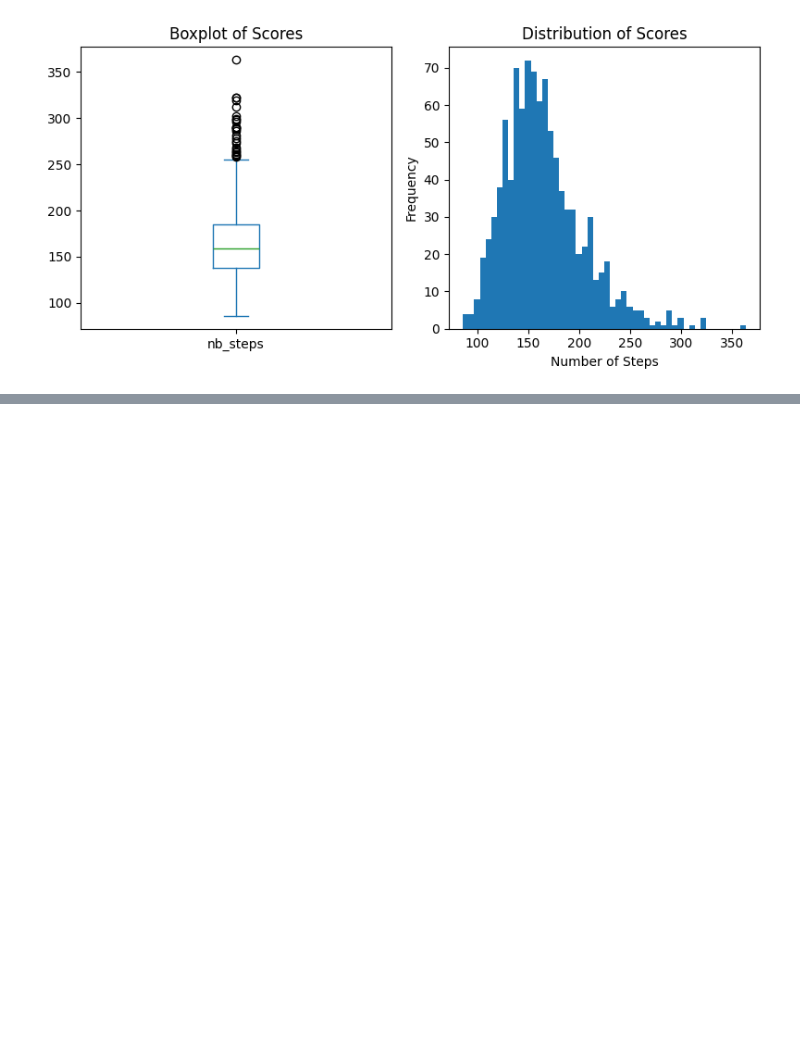
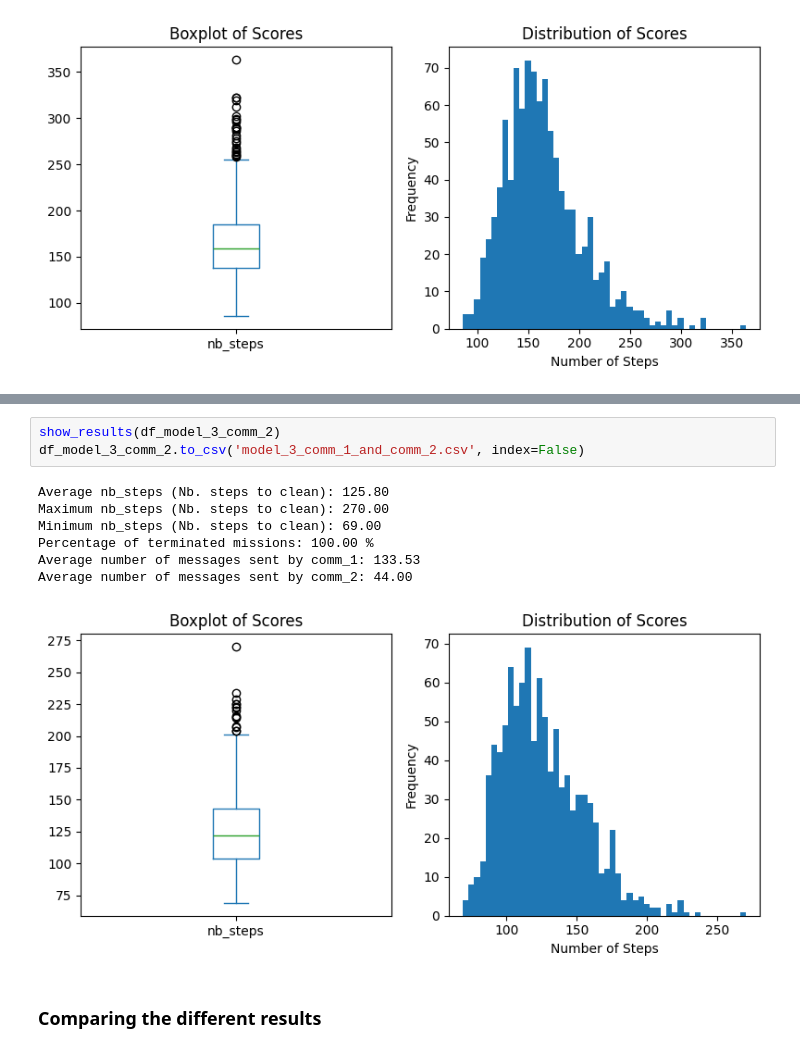
Before and after one commit to elbarhichi/Self-Organized-Multi-Agents-System, a Jupyter notebook: MAS_evaluation.ipynb, the cells around one changed output, grey strips where cells are left out. Drawn from its saved outputs; the diff is of its cells as text; blank space fills up the shorter version.

```diff
--- a/MAS_evaluation.ipynb
+++ b/MAS_evaluation.ipynb
@@ -337,0 +444,13 @@ Average number of messages sent by comm_2: 0.00
+# %%
+show_results(df_model_3_comm_2)
+df_model_3_comm_2.to_csv('model_3_comm_1_and_comm_2.csv', index=False)
+# %% [output]
+Average nb_steps (Nb. steps to clean): 125.80
+Maximum nb_steps (Nb. steps to clean): 270.00
+Minimum nb_steps (Nb. steps to clean): 69.00
+Percentage of terminated missions: 100.00 %
+Average number of messages sent by comm_1: 133.53
+Average number of messages sent by comm_2: 44.00
+[figure, added]
+# %% [markdown]
+### Comparing the different results
```
Also changed, not shown: parts of 17 cells of this notebook, 6 other files.
